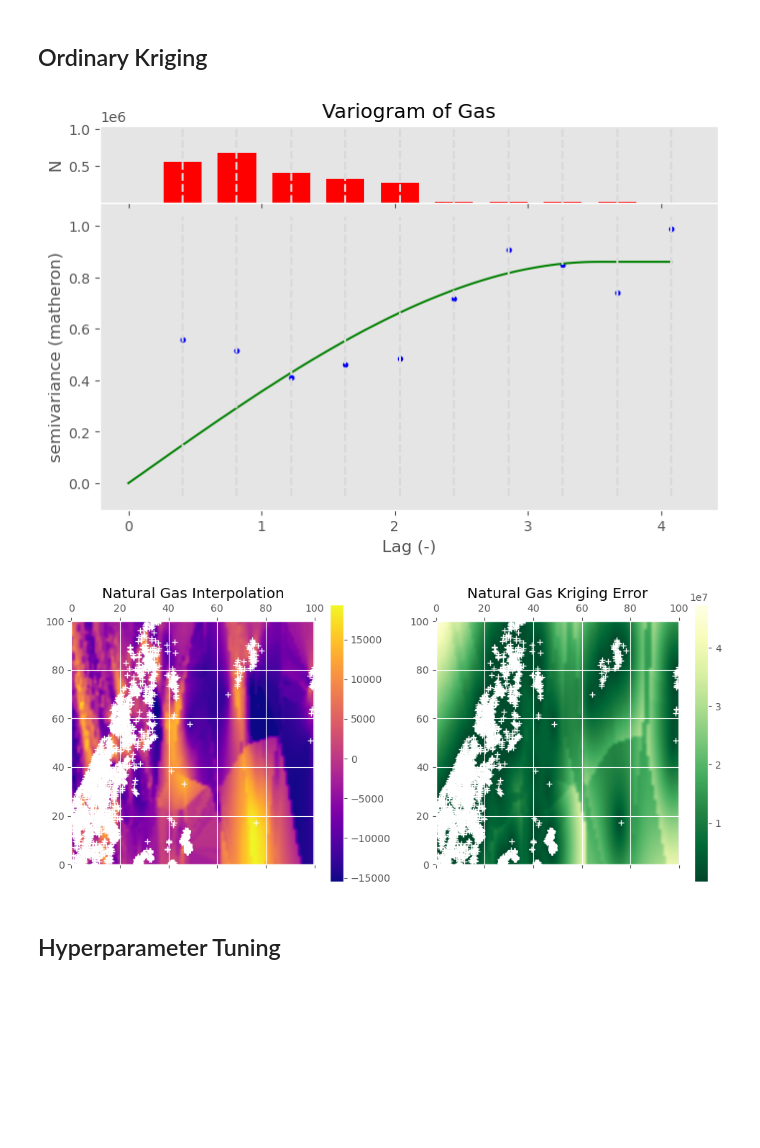
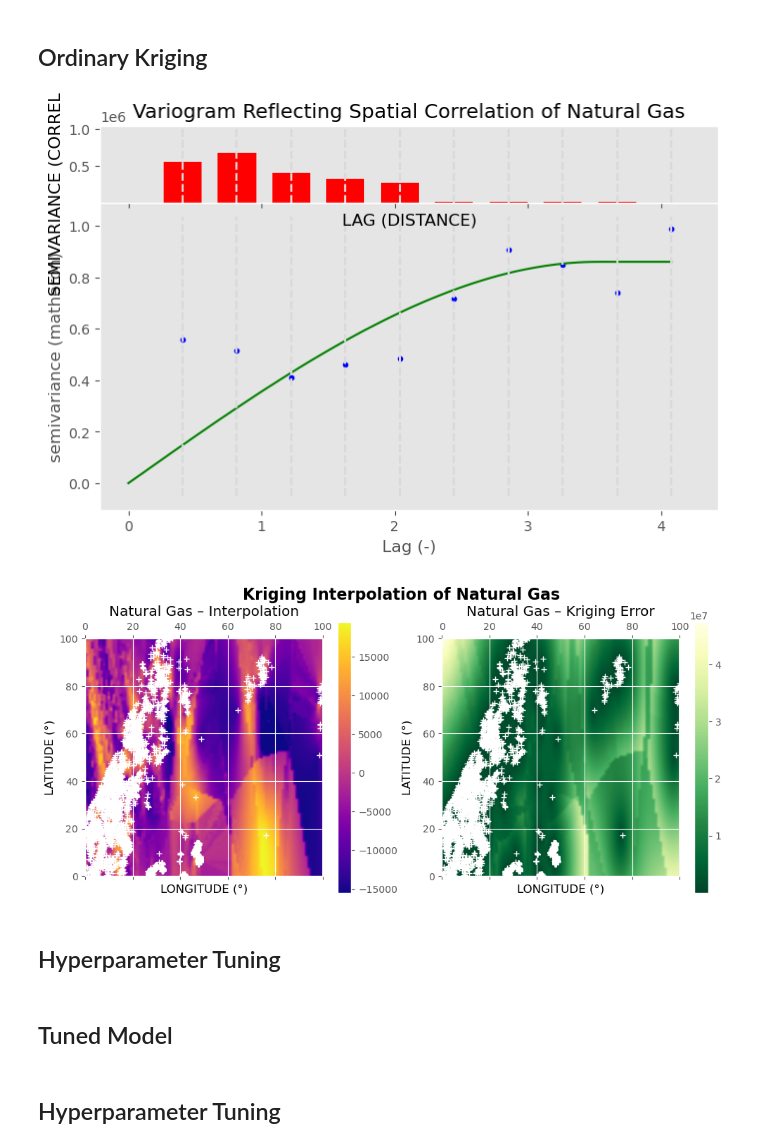
Before and after one commit to mrhussaink7/nys-gas-potential, a Jupyter notebook: code/model_development.ipynb, the cells around one changed output. Cells and saved outputs as stored; diff of their text form; code cells hidden in the pictures; blank space fills up the shorter version.

Commit message:
[ADD] base model code

```diff
--- a/code/model_development.ipynb
+++ b/code/model_development.ipynb
@@ -446,36 +448,49 @@ target:
 # %%
 V = DirectionalVariogram(
     coordinates=coords,
     values=vals.flatten())
 
 V.plot()
-plt.title('Variogram of Gas')
+plt.title('Variogram Reflecting Spatial Correlation of Natural Gas')
+plt.xlabel('LAG (DISTANCE)', color='black')
+plt.ylabel('SEMIVARIANCE (CORRELATION)', color='black')
+plt.savefig('../images/base_variogram.png')
 
-ok = OrdinaryKriging(V)
-field = ok.transform(xx.flatten(), yy.flatten()).reshape(xx.shape)
-s2 = ok.sigma.reshape(xx.shape)
+kriging = OrdinaryKriging(V)
+field = kriging.transform(xx.flatten(), yy.flatten()).reshape(xx.shape)
+s2 = kriging.sigma.reshape(xx.shape)
 
 fig, (ax1, ax2) = plt.subplots(1, 2, figsize=(12, 5))
-
 gas_interp = ax1.matshow(field.T, origin='lower', cmap='plasma',
-                   interpolation='bicubic',
+                   interpolation='gaussian',
                    vmin=vals.min(), vmax=vals.max())
-ax1.set_title('Natural Gas Interpolation')
+ax1.set_title('Natural Gas – Interpolation')
 ax1.plot(x_, y_, '+w')
+ax1.set_xlabel('LONGITUDE (°)', color='black')
+ax1.set_ylabel('LATITUDE (°)', color='black')
 ax1.set_xlim((0, 100))
 ax1.set_ylim((0, 100))
 plt.colorbar(gas_interp, ax=ax1)
 
 gas_error = ax2.matshow(s2.T, origin='lower', cmap='YlGn_r',
-                   interpolation='bicubic')
-ax2.set_title('Natural Gas Kriging Error')
+                   interpolation='gaussian')
+ax2.set_title('Natural Gas – Kriging Error')
 ax2.plot(x_, y_, '+w')
+ax2.set_xlabel('LONGITUDE (°)', color='black')
+ax2.set_ylabel('LATITUDE (°)', color='black')
 ax2.set_xlim((0, 100))
 ax2.set_ylim((0, 100))
 plt.colorbar(gas_error, ax=ax2)
 
+plt.suptitle('Kriging Interpolation of Natural Gas\n', fontsize=16, fontweight='bold')
 plt.show()
+fig.savefig('../images/base_results.png')
 plt.close()
+
+with open('../model/base_model.pkl', 'wb') as file:
+    pickle.dump(kriging, file)
 # %% [output]
-[figure, old version]
+[figure, new version]
-[figure, old version]
+[figure, new version]
+# %% [markdown]
+## Hyperparameter Tuning
@@ -481,0 +589,2 @@ plt.close()
+# %% [markdown]
+## Tuned Model
```
Also changed, not shown: parts of 3 cells of this notebook, 3 other files.
